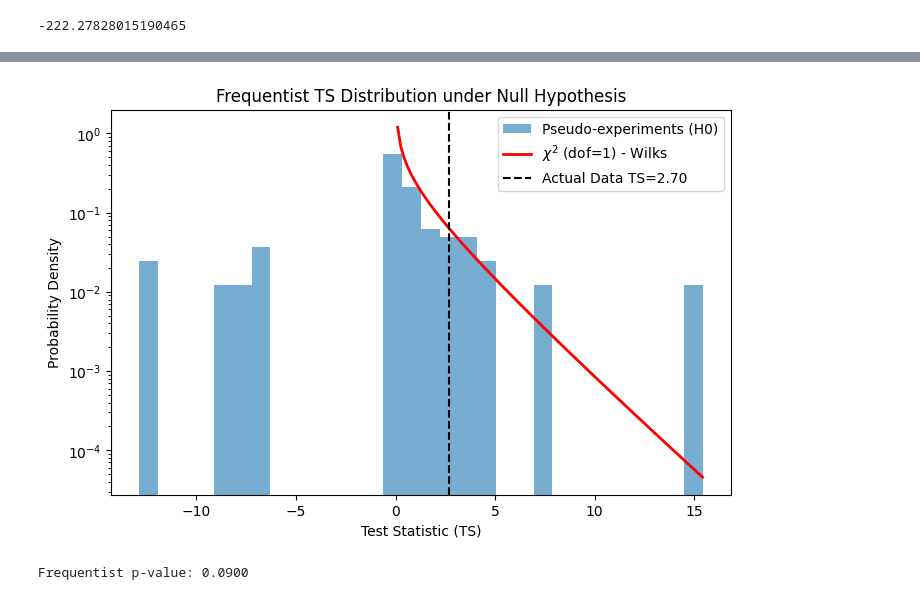
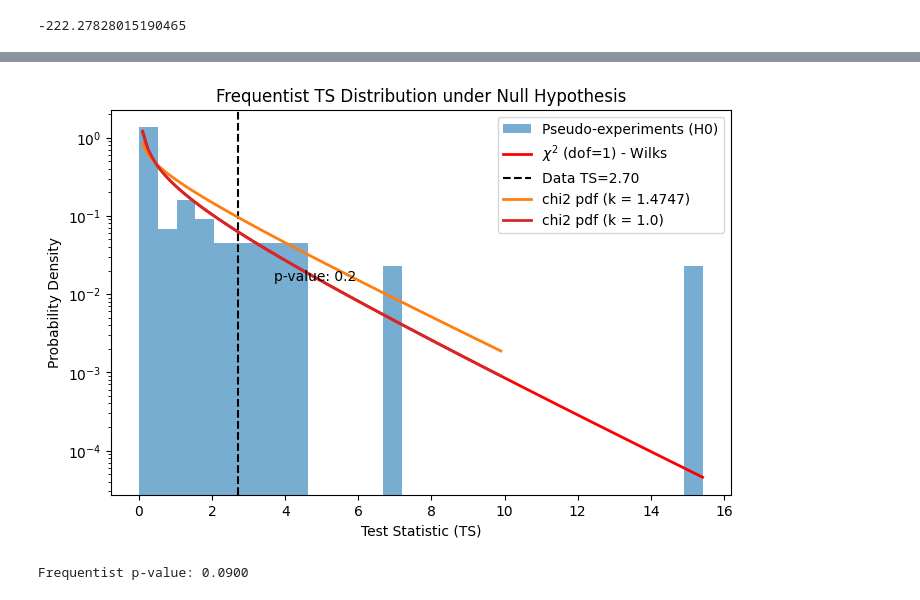
Before and after one commit to vedant8/diffuse-neutrino-practicum, a Jupyter notebook: exercises/diffuse_fit.ipynb, the cells around one changed output, grey strips where cells are left out. Saved outputs shown, nothing was run; the diff lists cells and outputs as text; code cells hidden in the pictures.

```diff
--- a/exercises/diffuse_fit.ipynb
+++ b/exercises/diffuse_fit.ipynb
@@ -363,23 +284,23 @@ from scipy.stats import chi2
 
 E_0 = 100000.0  # Pivot point in GeV
 def make_1D_bin_masks(energies, zeniths, topologies,
-                   energy_bins=energy_bins, zenith_bins=zenith_bins, topology_bins=topology_bins):
+                   energy_bins=energy_bins, zenith_bins=zenith_bins, morphology_bins=morphology_bins):
 
     assert(len(energies) == len(zeniths))
     assert(len(energies) == len(topologies))
 
     n_energy_bins = len(energy_bins) - 1
     n_zenith_bins = len(zenith_bins) - 1
-    n_topology_bins = len(topology_bins) - 1
+    n_morphology_bins = len(morphology_bins) - 1
 
     energy_mapping = np.digitize(energies, bins=energy_bins) - 1
     zenith_mapping = np.digitize(zeniths, bins=zenith_bins) - 1
-    topology_mapping = np.digitize(topologies, bins=topology_bins) - 1
+    morphology_mapping = np.digitize(topologies, bins=morphology_bins) - 1
     bin_masks = []
-    for i in range(n_topology_bins):
+    for i in range(n_morphology_bins):
         for j in range(n_zenith_bins):
             for k in range(n_energy_bins):
-                mask = topology_mapping == i
+                mask = morphology_mapping == i
                 mask = np.logical_and(mask, zenith_mapping == j)
                 mask = np.logical_and(mask, energy_mapping == k)
                 bin_masks.append(mask)
@@ -521,7 +464,9 @@ import tqdm
 
 
 def run_single_trial(trial_idx, seed, SPL_Best_Fit, simulation_events, init_h0, init_h1):
-    # Create a unique, independent random generator for this specific thread. This is important
+    ''' Create a unique, independent random generator for this specific thread.
+    This is important because when we start multiple threads each gets a copy of the machine RNG state,
+    and so the trials will all result in identical fits'''
     rng = np.random.default_rng(seed)
 
     # Use the generator instead of the global np.random
@@ -569,32 +514,63 @@ with ProcessPoolExecutor() as executor:
 # clean nans from array
 ts_null_dist=np.array(ts_null_dist)
 ts_null_dist= ts_null_dist[~np.isnan(ts_null_dist)]
+
+'''  Since a negative $TS$ is physically identical to saying
+"the extra parameter did not improve the fit at all,"
+we may manually floor those values to zero in the final array'''
+ts_null_dist = np.maximum(ts_null_dist, 0.0)
 # %%
 plt.figure(figsize=(8, 5))
 
 # Plot the toy distribution
 plt.hist(ts_null_dist, bins=30, density=True, alpha=0.6, label='Pseudo-experiments (H0)')
 
 # Plot the theoretical Chi-Square (1 dof because SPL has 2 free parameters and the LP has 3)
 x = np.linspace(0.1, np.max(ts_null_dist), 100)
 plt.plot(x, chi2.pdf(x, df=1), 'r-', lw=2, label=r'$\chi^2$ (dof=1) - Wilks')
 
 # Mark the TS we got from our ACTUAL data
 nll_h0=-llh_spl(data, simulation_events,  results.x[0],  results.x[1],  results.x[2])
 nll_h1=-llh_lp(data, simulation_events,  results_h1.x[0],  results_h1.x[1],  results_h1.x[2],  results_h1.x[3])
 actual_ts = -2 * (nll_h1 - nll_h0)
-plt.axvline(actual_ts, color='k', linestyle='--', label=f'Actual Data TS={actual_ts:.2f}')
+plt.axvline(actual_ts, color='k', linestyle='--', label=f'Data TS={actual_ts:.2f}')
+
+from scipy.optimize import curve_fit
+ydata,xdata = np.histogram(ts_null_dist[ts_null_dist>0],
+                           bins=np.linspace(min(ts_null_dist[ts_null_dist>0]),max(ts_null_dist[ts_null_dist>0]),11),
+                           density=True)
+
+center = (xdata[:-1] + xdata[1:]) / 2
+popt, pcov = curve_fit(chi2.pdf, center, ydata,p0=[1])
+
+X = np.arange(0, 10, 0.1)
+Y = chi2.pdf(X,*popt)
+plt.plot(X,Y,
+    "-",
+    linewidth=2,
+    color="tab:orange",label = 'chi2 pdf (k = {0:.5})'.format(popt[0]))
+
+pval=(1.-chi2.cdf(actual_ts,1))
+plt.annotate('p-value: {0:.3}'.format(pval),xy=(actual_ts+1,0.015))
+
+plt.plot(X,chi2.pdf(X,1),
+    "-",
+    linewidth=2,
+    color="tab:red",label = 'chi2 pdf (k = {0:.5})'.format(1.0))
+import scipy
+
 
 plt.xlabel('Test Statistic (TS)')
 plt.ylabel('Probability Density')
 plt.title('Frequentist TS Distribution under Null Hypothesis')
 plt.legend()
 plt.yscale('log') # Log scale for seeing the "tail" significance
 plt.show()
 
 # Calculate frequentist p-value
 frequentist_p = np.sum(ts_null_dist >= actual_ts) / n_trials
 print(f"Frequentist p-value: {frequentist_p:.4f}")
+# print(f"sigmas:{scipy.stats.norm.isf(pval)}")
 # %% [output]
-[figure, old version]
+[figure, new version]
 Frequentist p-value: 0.0900
```
Also changed, not shown: parts of 9 cells of this notebook.
